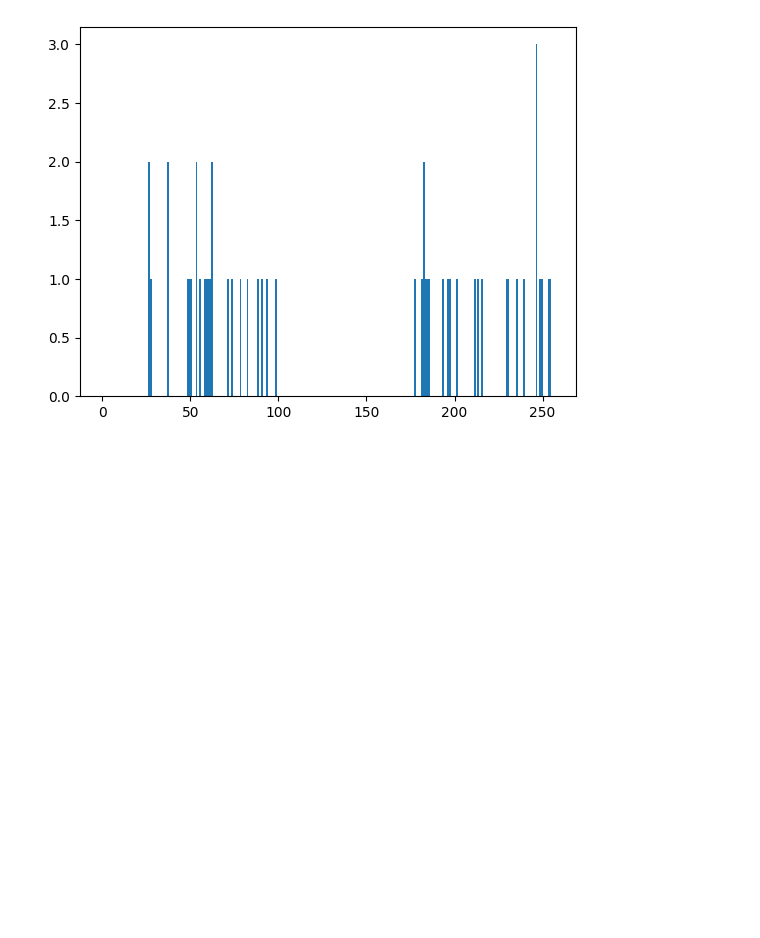
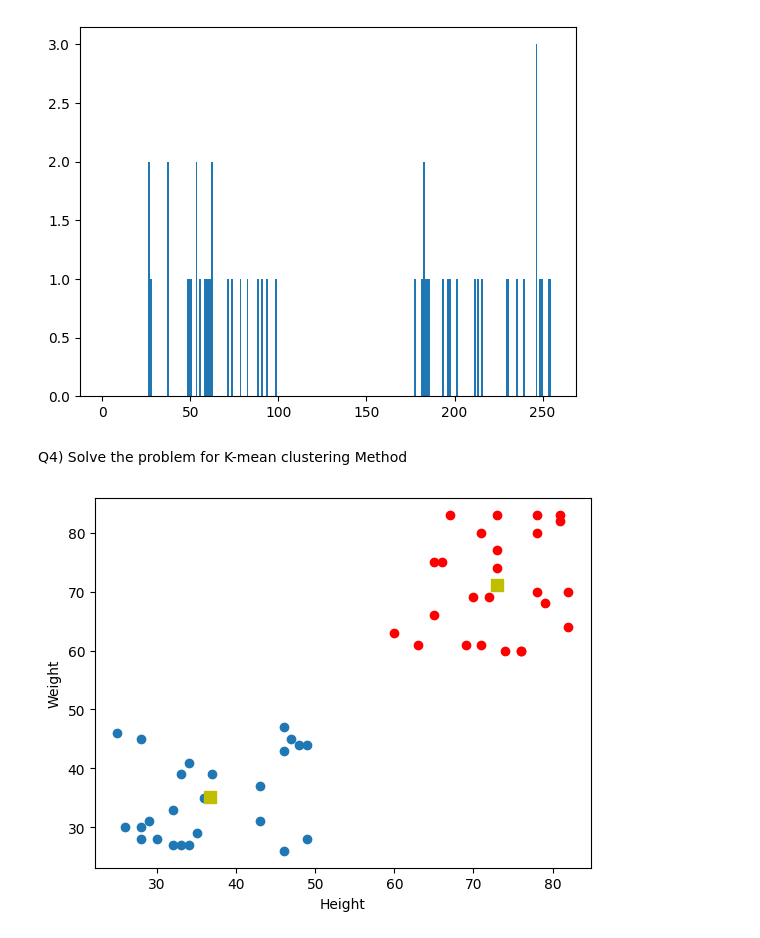
Before and after one commit to Sudeeppp-Mishra/AI-101, a Jupyter notebook: Python/Lab_4.ipynb, the cells around one changed output. Drawn from its saved outputs; the diff is of its cells as text; code cells hidden in the pictures; blank space fills up the shorter version.

Commit message:
feat: add k-mean clustering example

```diff
--- a/Python/Lab_4.ipynb
+++ b/Python/Lab_4.ipynb
@@ -59,3 +59,32 @@ plt.hist(z, 256, [0, 256])
 plt.show()
 # %% [output]
 [figure]
+# %% [markdown]
+Q4) Solve the problem for K-mean clustering Method
+# %%
+import numpy as np
+import cv2
+from matplotlib import pyplot as plt
+X = np.random.randint(25,50,(25,2))
+Y = np.random.randint(60,85,(25,2))
+Z = np.vstack((X,Y))
+
+# convert to np.float32
+Z = np.float32(Z)
+
+# define criteria and apply kmeans()
+criteria = (cv2.TERM_CRITERIA_EPS + cv2.TERM_CRITERIA_MAX_ITER, 10, 1.0)
+ret,label,center=cv2.kmeans(Z,2,None,criteria,10,cv2.KMEANS_RANDOM_CENTERS)
+
+# Now separate the data, Note the flatten()
+A = Z[label.ravel()==0]
+B = Z[label.ravel()==1]
+
+# Plot the data
+plt.scatter(A[:,0],A[:,1])
+plt.scatter(B[:,0],B[:,1],c = 'r')
+plt.scatter(center[:,0],center[:,1],s = 80,c = 'y', marker = 's')
+plt.xlabel('Height'),plt.ylabel('Weight')
+plt.show()
+# %% [output]
+[figure, added]
```
